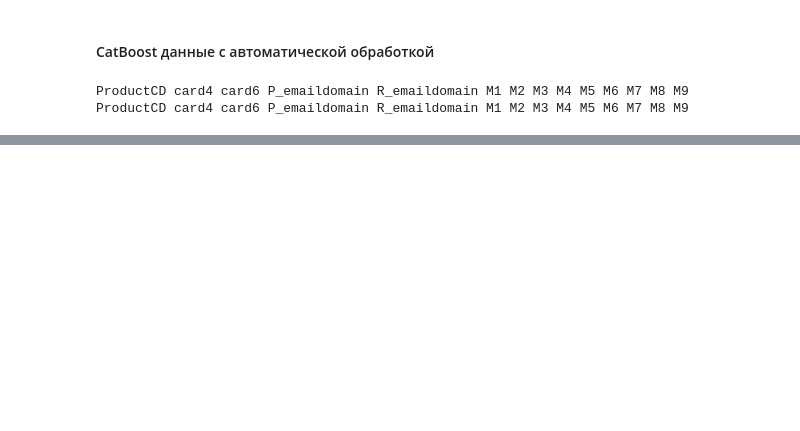
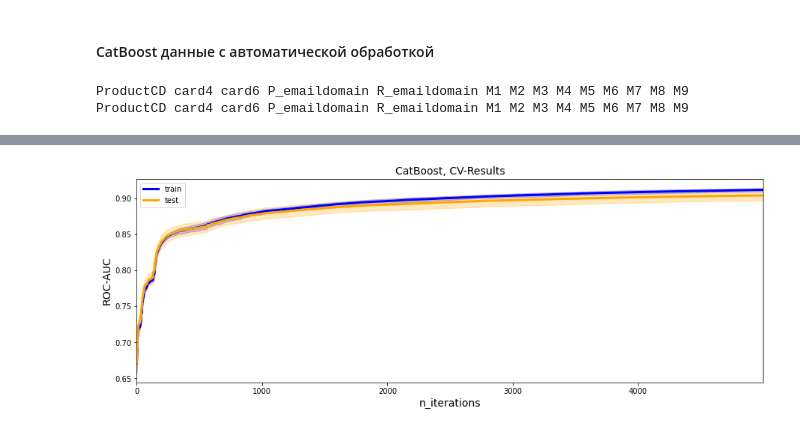
Before and after one commit to VokiVon-P/GB_Kaggle, a Jupyter notebook: notebooks/02_Boosting_Algos.ipynb, the cells around one changed output, grey strips where cells are left out. Cells and saved outputs as stored; diff of their text form; code cells hidden in the pictures; blank space fills up the shorter version.

```diff
--- a/notebooks/02_Boosting_Algos.ipynb
+++ b/notebooks/02_Boosting_Algos.ipynb
@@ -738,0 +797,4 @@ Wall time: 23min 40s
+# %%
+%%time
+# кросвалидация
+cv_cboost_cb = cv_catboost(cb_params,  cb_train, y_train, cat_list=cat_f)
@@ -738,0 +840,4 @@ Wall time: 23min 40s
+# %%
+plotCatBoostResult(cv_cboost_cb)
+# %% [output]
+[figure, added]
```
Also changed, not shown: parts of 35 cells of this notebook.
